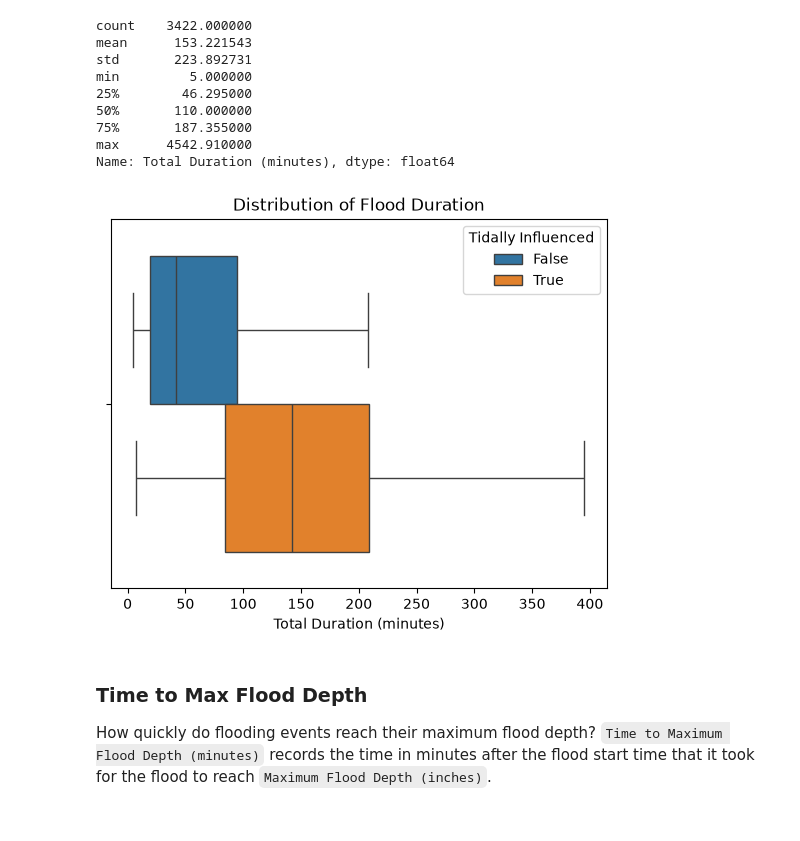
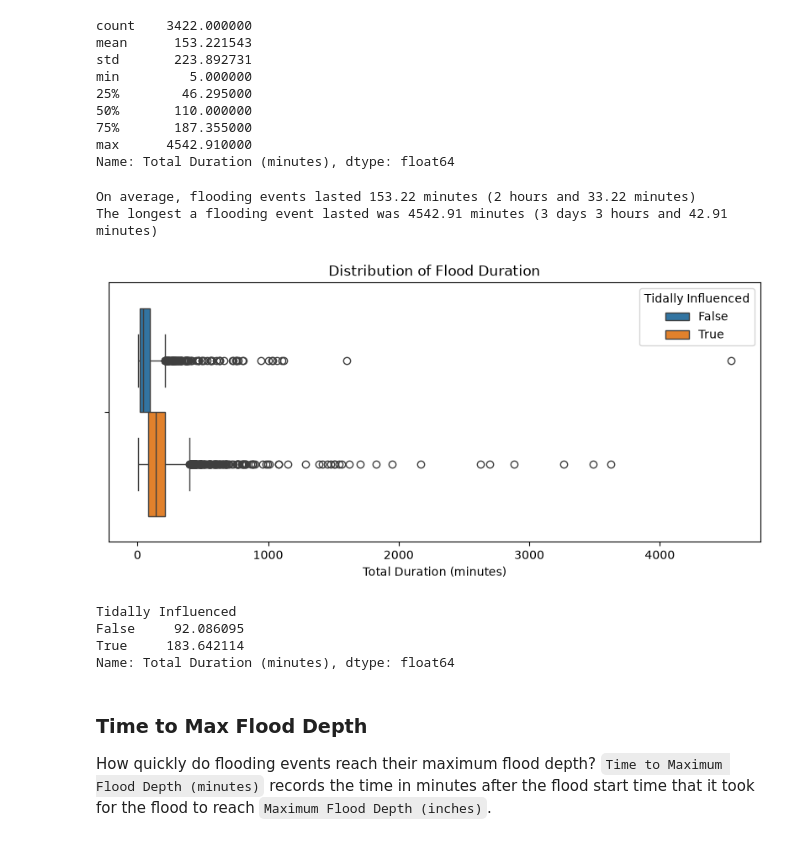
Before and after one commit to peterjakubowski/FloodNet-NYC-Street-Flooding, a Jupyter notebook: notebooks/floodnet_nyc_street_flooding.ipynb, the cells around one changed output. Drawn from its saved outputs; the diff is of its cells as text; code cells hidden in the pictures.

```diff
--- a/notebooks/floodnet_nyc_street_flooding.ipynb
+++ b/notebooks/floodnet_nyc_street_flooding.ipynb
@@ -260,10 +278,23 @@ Name: Total Duration (minutes), dtype: float64
+# %%
+print(f"On average, flooding events lasted {average_flood_duration} minutes ({int(average_flood_duration // 60)} hours and {average_flood_duration % 60} minutes)")
+print(f"The longest a flooding event lasted was {max_flood_duration} minutes ({int(max_flood_duration // (24 * 60))} days {int(max_flood_duration % (24 * 60) // 60)} hours and {max_flood_duration % 60:.2f} minutes)")
+# %% [output]
+On average, flooding events lasted 153.22 minutes (2 hours and 33.22 minutes)
+The longest a flooding event lasted was 4542.91 minutes (3 days 3 hours and 42.91 minutes)
 # %%
-plt.figure()
+plt.figure(figsize=(10,4))
 plt.title("Distribution of Flood Duration")
-sns.boxplot(data=df, x='Total Duration (minutes)', hue='Tidally Influenced', showfliers=False)
+sns.boxplot(data=df, x='Total Duration (minutes)', hue='Tidally Influenced', hue_order=[False, True], showfliers=True)
 plt.show()
 # %% [output]
-[figure, old version]
+[figure, new version]
+# %%
+df.groupby('Tidally Influenced')['Total Duration (minutes)'].mean()
+# %% [output]
+Tidally Influenced
+False     92.086095
+True     183.642114
+Name: Total Duration (minutes), dtype: float64
 # %% [markdown]
 ### Time to Max Flood Depth
 
```
Also changed, not shown: parts of 26 cells of this notebook.
